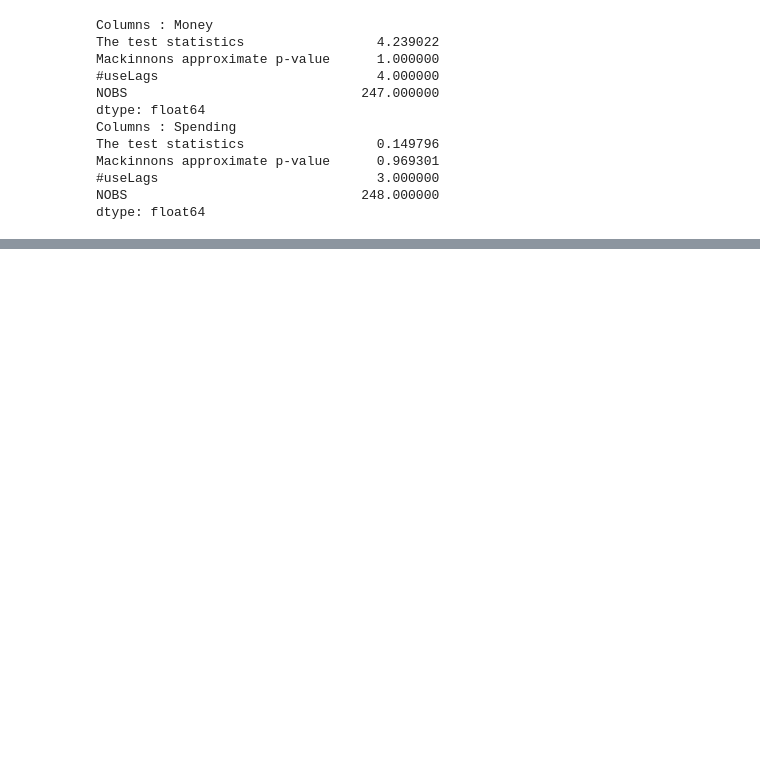
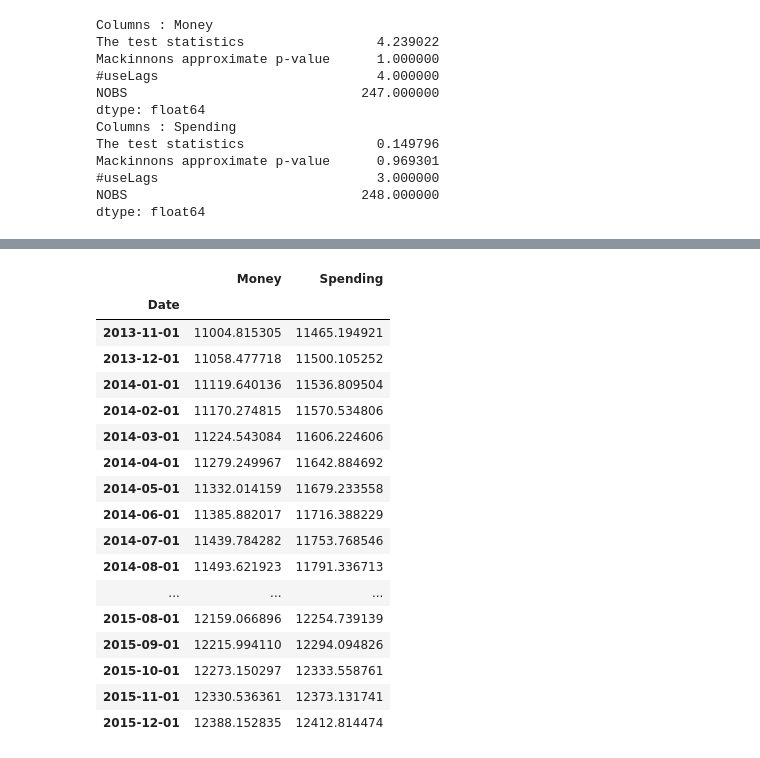
Before and after one commit to VaskarO/Time-series-analysis-and-forecasting, a Jupyter notebook: Vector_auto_regression.ipynb, the cells around one changed output, grey strips where cells are left out. Cells and saved outputs as stored; diff of their text form; code cells hidden in the pictures; blank space fills up the shorter version.

```diff
--- a/Vector_auto_regression.ipynb
+++ b/Vector_auto_regression.ipynb
@@ -106,3 +106,6 @@ Mackinnons approximate p-value      0.969301
 #useLags                            3.000000
 NOBS                              248.000000
 dtype: float64
+# %%
+from sklearn.model_selection import train_test_split
+train, test = train_test_split(df, test_size=0.10, shuffle=False)
@@ -108,0 +141,25 @@ dtype: float64
+# %%
+forecast_input = train.values[-lag_order:]
+nobs = len(test)
+fc = model_fitted.forecast(y= forecast_input, steps = nobs)
+df_fc = pd.DataFrame(fc, index= test.index, columns=test.columns)
+df_fc
+# %% [output]
+|  | Money | Spending |
+| Date |  |  |
+| 2013-11-01 | 11004.815305 | 11465.194921 |
+| 2013-12-01 | 11058.477718 | 11500.105252 |
+| 2014-01-01 | 11119.640136 | 11536.809504 |
+| 2014-02-01 | 11170.274815 | 11570.534806 |
+| 2014-03-01 | 11224.543084 | 11606.224606 |
+| 2014-04-01 | 11279.249967 | 11642.884692 |
+| 2014-05-01 | 11332.014159 | 11679.233558 |
+| 2014-06-01 | 11385.882017 | 11716.388229 |
+| 2014-07-01 | 11439.784282 | 11753.768546 |
+| 2014-08-01 | 11493.621923 | 11791.336713 |
+| ... | ... | ... |
+| 2015-08-01 | 12159.066896 | 12254.739139 |
+| 2015-09-01 | 12215.994110 | 12294.094826 |
+| 2015-10-01 | 12273.150297 | 12333.558761 |
+| 2015-11-01 | 12330.536361 | 12373.131741 |
+| 2015-12-01 | 12388.152835 | 12412.814474 |
```
Also changed, not shown: parts of 5 cells of this notebook.
